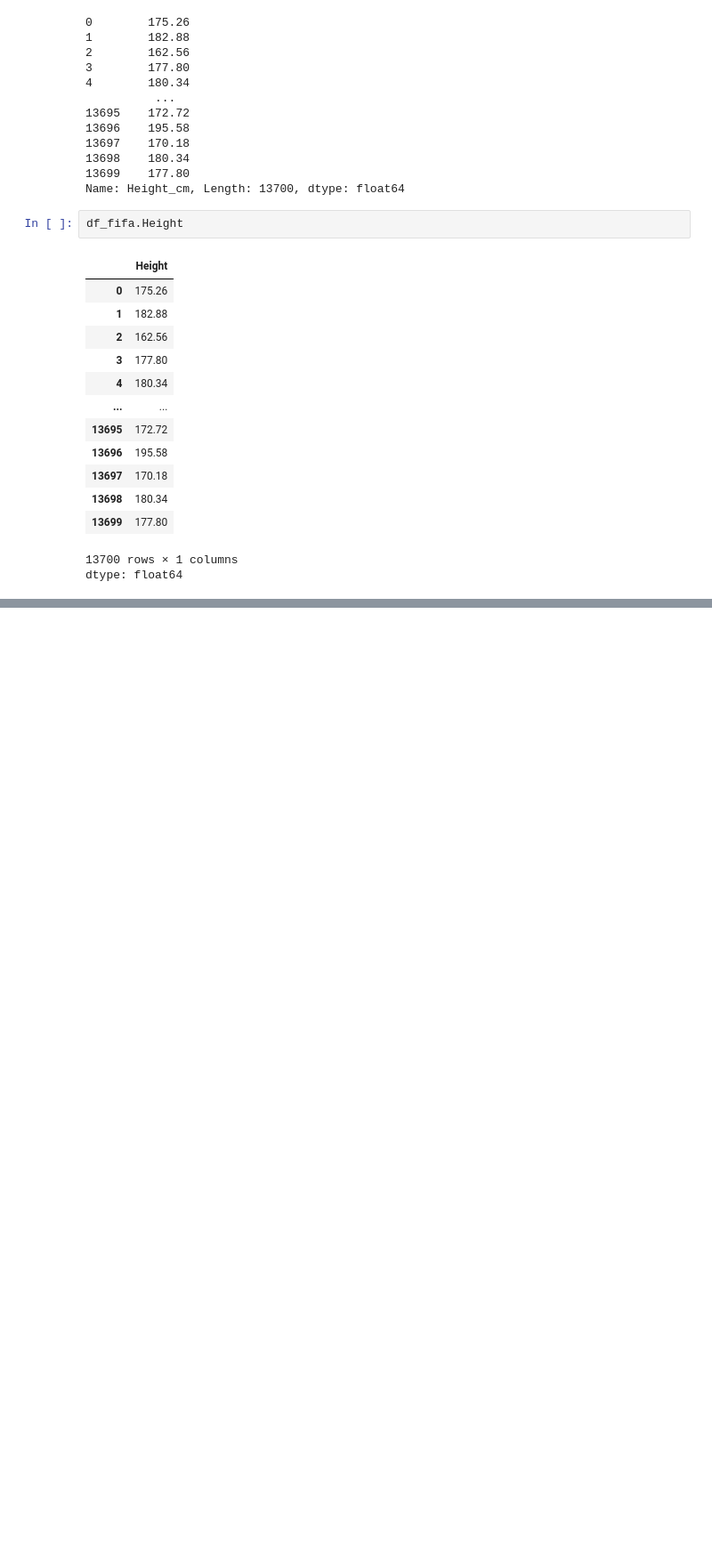
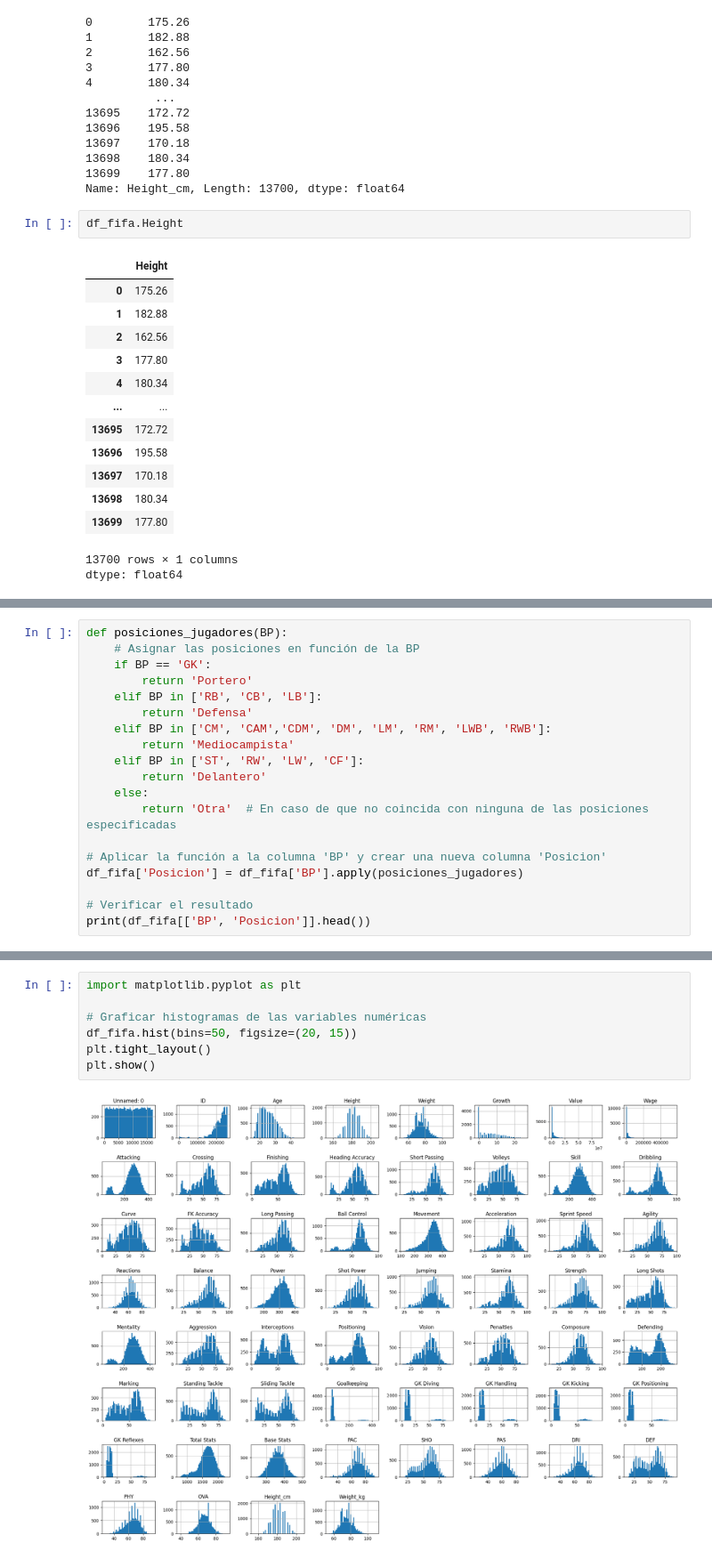
Before and after one commit to bvzq/DS_Consorci_2025, a Jupyter notebook: Ejercicios_fifa_Limpieza_analisis_datos.ipynb, the cells around one changed output, grey strips where cells are left out. Shown at 89% size. Saved outputs shown, nothing was run; the diff lists cells and outputs as text; blank space fills up the shorter version.

```diff
--- a/Ejercicios_fifa_Limpieza_analisis_datos.ipynb
+++ b/Ejercicios_fifa_Limpieza_analisis_datos.ipynb
@@ -212,0 +428,19 @@ dtype: object
+# %%
+def posiciones_jugadores(BP):
+    # Asignar las posiciones en función de la BP
+    if BP == 'GK':
+        return 'Portero'
+    elif BP in ['RB', 'CB', 'LB']:
+        return 'Defensa'
+    elif BP in ['CM', 'CAM','CDM', 'DM', 'LM', 'RM', 'LWB', 'RWB']:
+        return 'Mediocampista'
+    elif BP in ['ST', 'RW', 'LW', 'CF']:
+        return 'Delantero'
+    else:
+        return 'Otra'  # En caso de que no coincida con ninguna de las posiciones especificadas
+
+# Aplicar la función a la columna 'BP' y crear una nueva columna 'Posicion'
+df_fifa['Posicion'] = df_fifa['BP'].apply(posiciones_jugadores)
+
+# Verificar el resultado
+print(df_fifa[['BP', 'Posicion']].head())
@@ -212,0 +723,9 @@ dtype: object
+# %%
+import matplotlib.pyplot as plt
+
+# Graficar histogramas de las variables numéricas
+df_fifa.hist(bins=50, figsize=(20, 15))
+plt.tight_layout()
+plt.show()
+# %% [output]
+[figure, added]
```
Also changed, not shown: parts of 33 cells of this notebook.
